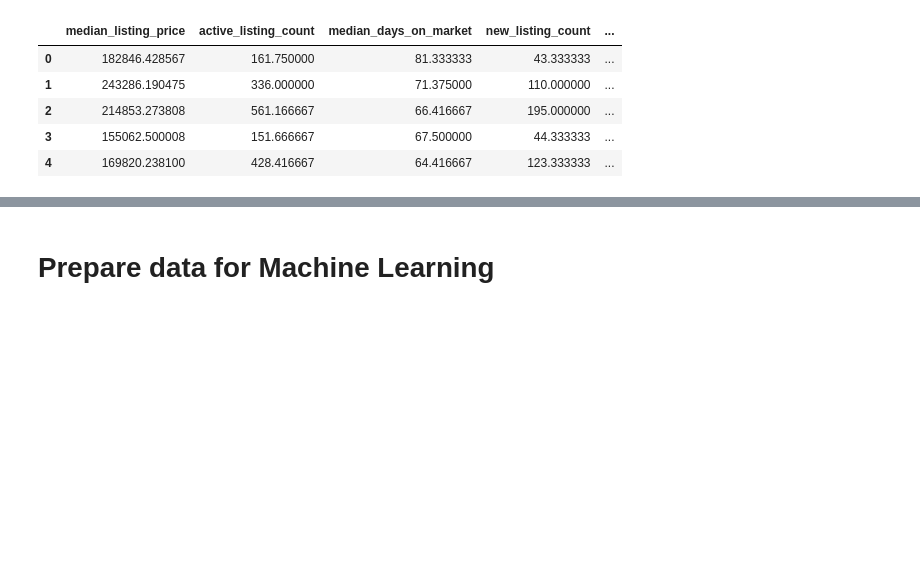
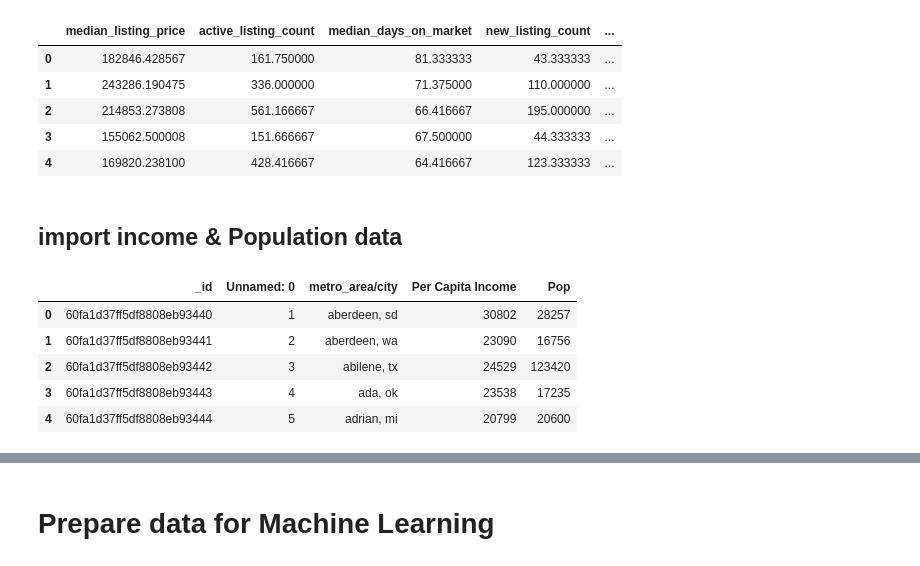
Before and after one commit to marke0816/Sleeper_Cities, a Jupyter notebook: jupyter_notebooks/Sleeper_cities.ipynb, the cells around one changed output, grey strips where cells are left out. Cells and saved outputs as stored; diff of their text form; code cells hidden in the pictures; blank space fills up the shorter version.

```diff
--- a/jupyter_notebooks/Sleeper_cities.ipynb
+++ b/jupyter_notebooks/Sleeper_cities.ipynb
@@ -194,3 +197,23 @@ ml_housing_df.head()
 | 2 | 214853.273808 | 561.166667 | 66.416667 | 195.000000 | ... |
 | 3 | 155062.500008 | 151.666667 | 67.500000 | 44.333333 | ... |
 | 4 | 169820.238100 | 428.416667 | 64.416667 | 123.333333 | ... |
+# %% [markdown]
+## import income & Population data
+# %%
+# Import population and income data
+# assign Mongo collection to a variable
+income_pop_mongo = db.income_pop
+# %%
+# Pull the collection/table from MongoDB.
+response = income_pop_mongo.find()
+# Transforming it into a Dataframe
+income_pop_pd_df = pd.DataFrame(list(response))
+#Show the dataframe
+income_pop_pd_df.head()
+# %% [output]
+|  | _id | Unnamed: 0 | metro_area/city | Per Capita Income | Pop |
+| 0 | 60fa1d37ff5df8808eb93440 | 1 | aberdeen, sd | 30802 | 28257 |
+| 1 | 60fa1d37ff5df8808eb93441 | 2 | aberdeen, wa | 23090 | 16756 |
+| 2 | 60fa1d37ff5df8808eb93442 | 3 | abilene, tx | 24529 | 123420 |
+| 3 | 60fa1d37ff5df8808eb93443 | 4 | ada, ok | 23538 | 17235 |
+| 4 | 60fa1d37ff5df8808eb93444 | 5 | adrian, mi | 20799 | 20600 |
```
Also changed, not shown: parts of 18 cells of this notebook, 5 other files.
